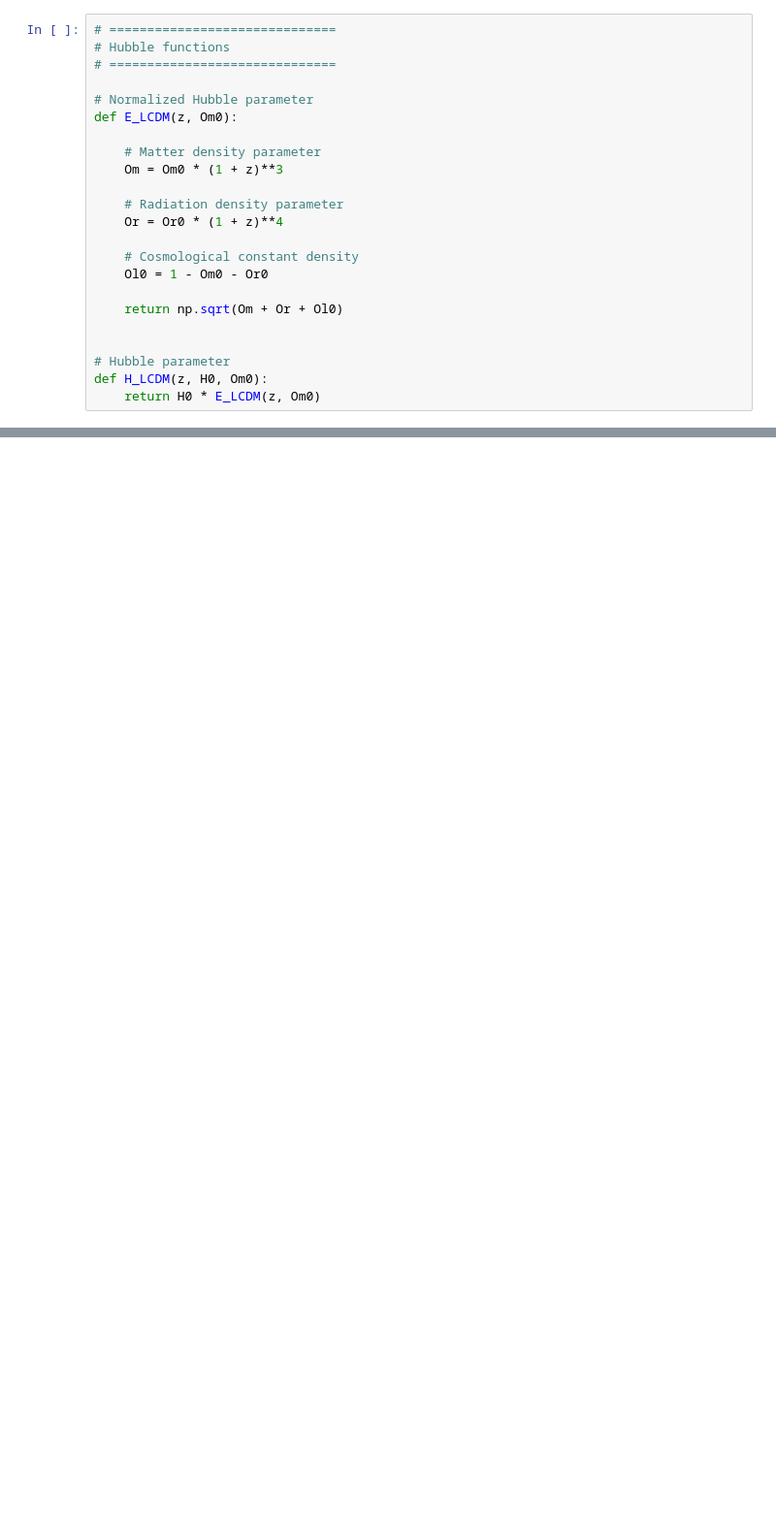
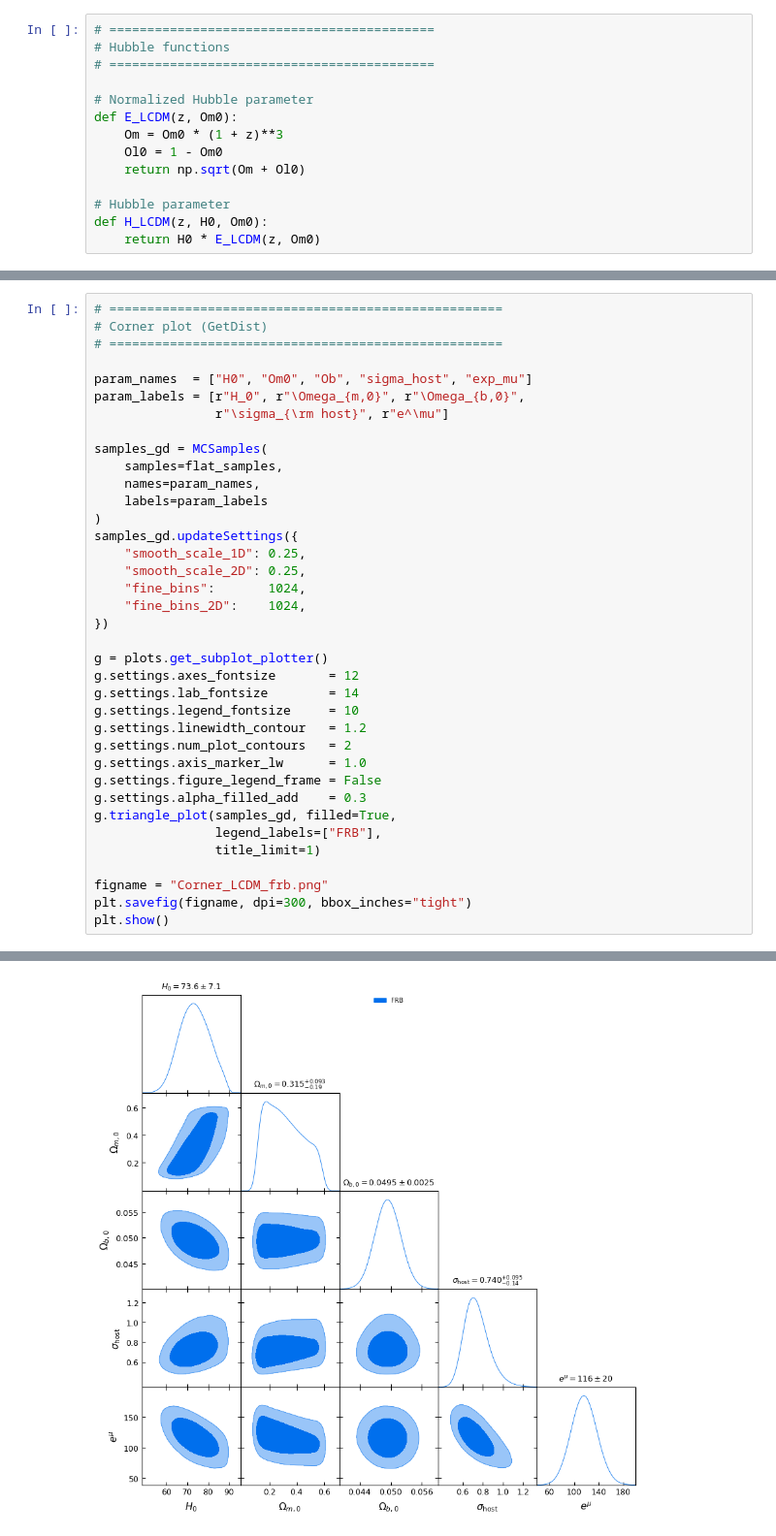
Before and after one commit to bwesley92/MCMC-cosmo, a Jupyter notebook: Codes/GR-based/LCDM/FRB/LCDM_FRB.ipynb, the cells around one changed output, grey strips where cells are left out. Shown at 97% size. Saved outputs shown, nothing was run; the diff lists cells and outputs as text; blank space fills up the shorter version.

```diff
--- a/Codes/GR-based/LCDM/FRB/LCDM_FRB.ipynb
+++ b/Codes/GR-based/LCDM/FRB/LCDM_FRB.ipynb
@@ -70,22 +83,13 @@ z_grid = np.linspace(0, 2.5, 1000)
 # %%
-# ==============================
+# ===========================================
 # Hubble functions
-# ==============================
+# ===========================================
 
 # Normalized Hubble parameter
 def E_LCDM(z, Om0):
-
-    # Matter density parameter
     Om = Om0 * (1 + z)**3
-
-    # Radiation density parameter
-    Or = Or0 * (1 + z)**4
-
-    # Cosmological constant density
-    Ol0 = 1 - Om0 - Or0
-
-    return np.sqrt(Om + Or + Ol0)
-
+    Ol0 = 1 - Om0
+    return np.sqrt(Om + Ol0)
 
 # Hubble parameter
 def H_LCDM(z, H0, Om0):
@@ -355,0 +363,38 @@ Removed no burn in
+# %%
+# ====================================================
+# Corner plot (GetDist)
+# ====================================================
+
+param_names  = ["H0", "Om0", "Ob", "sigma_host", "exp_mu"]
+param_labels = [r"H_0", r"\Omega_{m,0}", r"\Omega_{b,0}",
+                r"\sigma_{\rm host}", r"e^\mu"]
+
+samples_gd = MCSamples(
+    samples=flat_samples,
+    names=param_names,
+    labels=param_labels
+)
+samples_gd.updateSettings({
+    "smooth_scale_1D": 0.25,
+    "smooth_scale_2D": 0.25,
+    "fine_bins":       1024,
+    "fine_bins_2D":    1024,
+})
+
+g = plots.get_subplot_plotter()
+g.settings.axes_fontsize       = 12
+g.settings.lab_fontsize        = 14
+g.settings.legend_fontsize     = 10
+g.settings.linewidth_contour   = 1.2
+g.settings.num_plot_contours   = 2
+g.settings.axis_marker_lw      = 1.0
+g.settings.figure_legend_frame = False
+g.settings.alpha_filled_add    = 0.3
+g.triangle_plot(samples_gd, filled=True,
+                legend_labels=["FRB"],
+                title_limit=1)
+
+figname = "Corner_LCDM_frb.png"
+plt.savefig(figname, dpi=300, bbox_inches="tight")
+plt.show()
+# %% [output]
@@ -355,0 +402 @@ Removed no burn in
+[figure, added]
```
Also changed, not shown: parts of 11 cells of this notebook, 54 other files.
